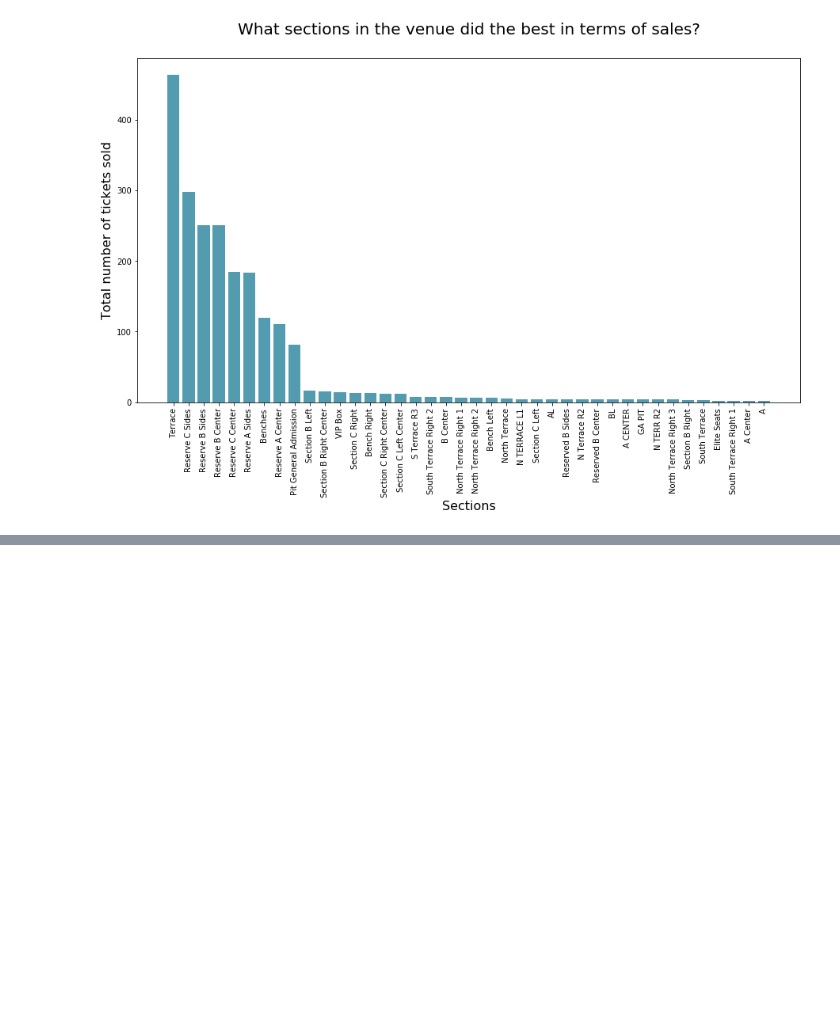
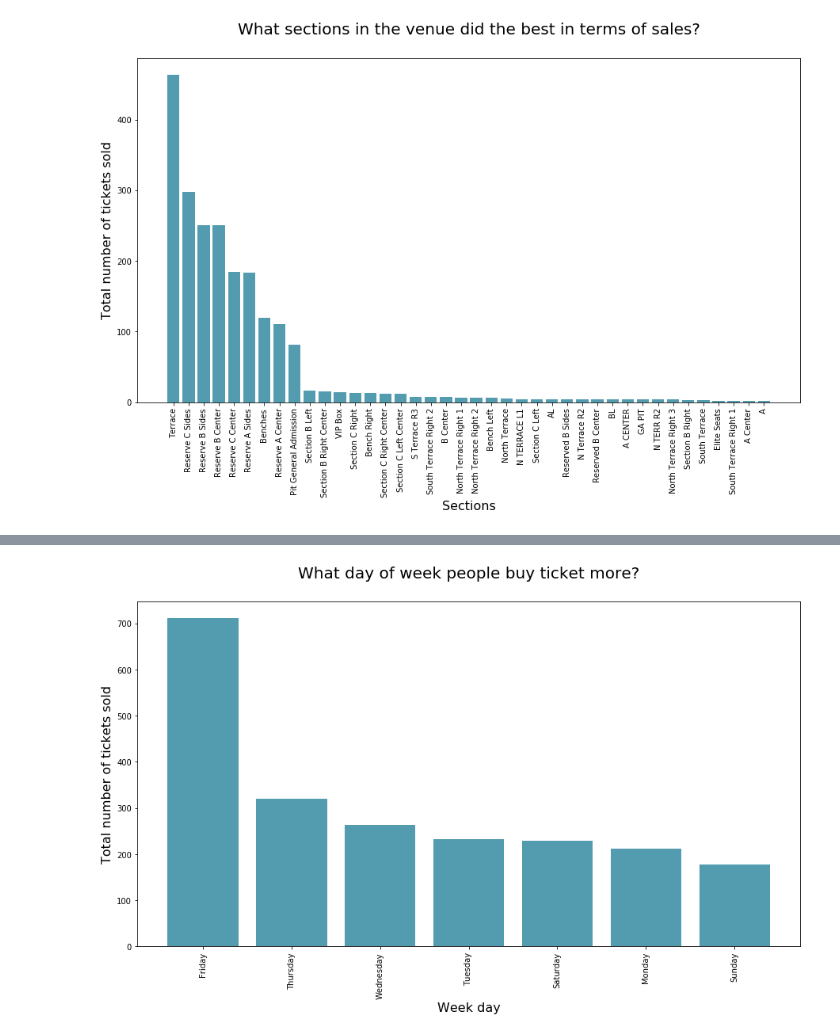
Before and after one commit to byambaa1982/CodingWorkshops, a Jupyter notebook: event_analysis.ipynb, the cells around one changed output, grey strips where cells are left out. Saved outputs shown, nothing was run; the diff lists cells and outputs as text; code cells hidden in the pictures; blank space fills up the shorter version.

Commit message:
add week chart

```diff
--- a/event_analysis.ipynb
+++ b/event_analysis.ipynb
@@ -203,3 +182,6 @@ df_sec=df_sec.sort_values(by='Qty', ascending=False)
 barplot(df_sec.index, df_sec.Qty, x_label="Sections", y_label="Total number of tickets sold", title="What sections in the venue did the best in terms of sales?" )
 # %% [output]
 [figure]
+# %%
+df['Date'] = pd.to_datetime(df['date'], errors='coerce')
+df['day_of_week']=df['Date'].dt.weekday_name
@@ -205,0 +197,5 @@ barplot(df_sec.index, df_sec.Qty, x_label="Sections", y_label="Total number of t
+# %%
+df_week=df.groupby(['day_of_week']).sum().sort_values(by='Qty', ascending=False)
+barplot(df_week.index, df_week.Qty, x_label="Week day", y_label="Total number of tickets sold", title="What day of week people buy ticket more?" )
+# %% [output]
+[figure, added]
```
Also changed, not shown: parts of 7 cells of this notebook.
